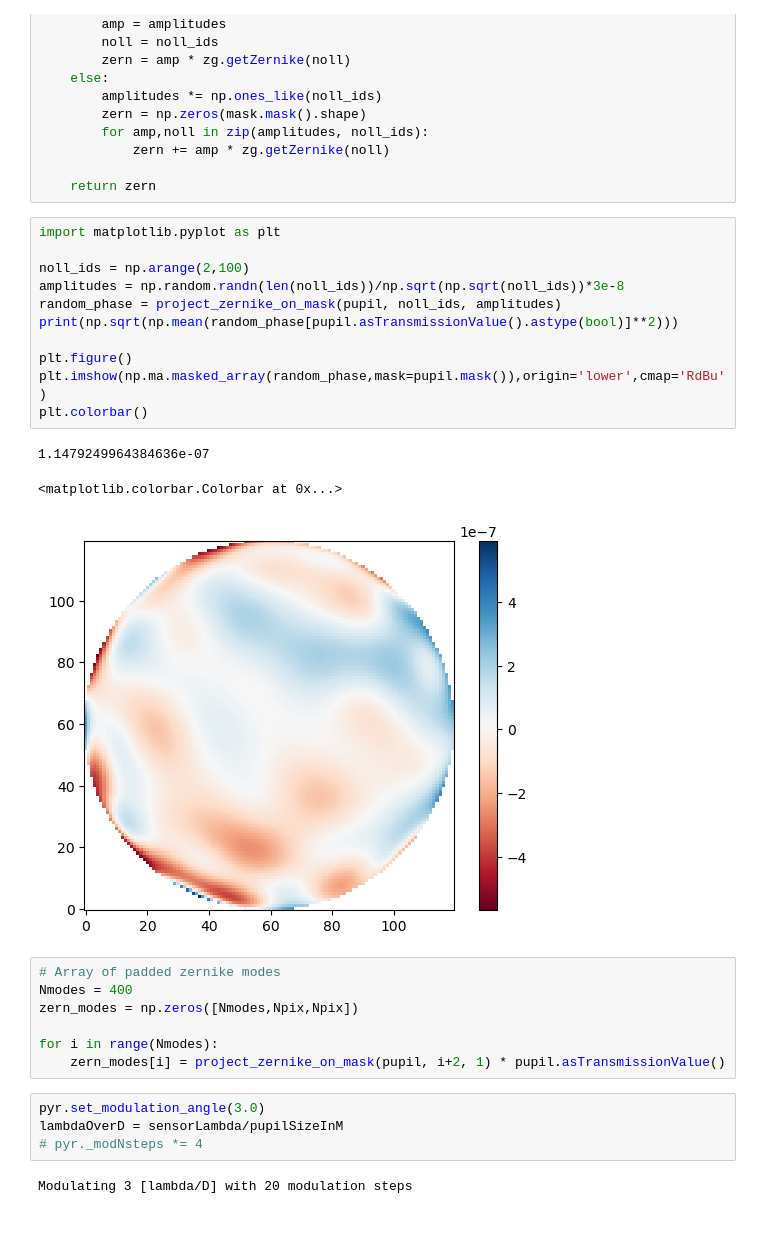
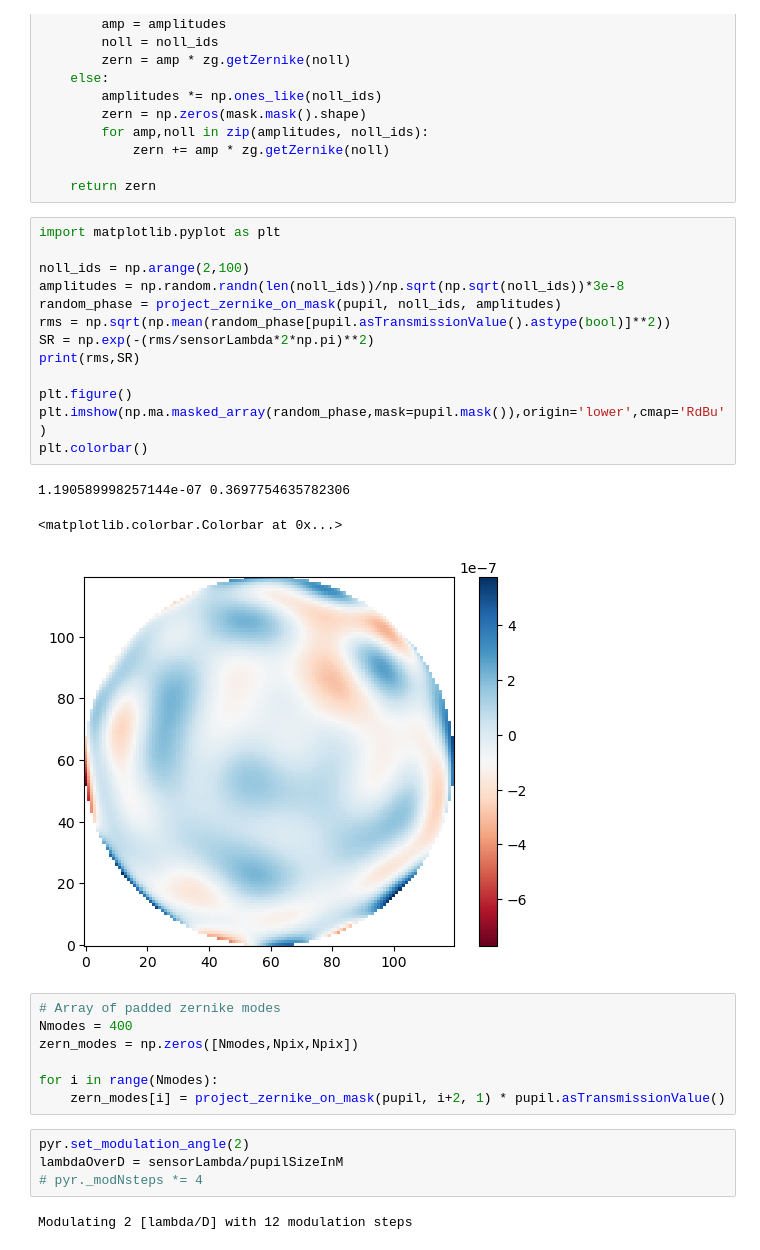
Before and after one commit to ArcetriAdaptiveOptics/ekarus, a Jupyter notebook: ekarus/notebooks/scratchFauvarque.ipynb, the cells around one changed output. Saved outputs shown, nothing was run; the diff lists cells and outputs as text.

```diff
--- a/ekarus/notebooks/scratchFauvarque.ipynb
+++ b/ekarus/notebooks/scratchFauvarque.ipynb
@@ -79,18 +79,20 @@ def project_zernike_on_mask(mask, noll_ids:tuple, amplitudes:tuple):
 # %%
 import matplotlib.pyplot as plt
 
 noll_ids = np.arange(2,100)
 amplitudes = np.random.randn(len(noll_ids))/np.sqrt(np.sqrt(noll_ids))*3e-8
 random_phase = project_zernike_on_mask(pupil, noll_ids, amplitudes)
-print(np.sqrt(np.mean(random_phase[pupil.asTransmissionValue().astype(bool)]**2)))
+rms = np.sqrt(np.mean(random_phase[pupil.asTransmissionValue().astype(bool)]**2))
+SR = np.exp(-(rms/sensorLambda*2*np.pi)**2)
+print(rms,SR)
 
 plt.figure()
 plt.imshow(np.ma.masked_array(random_phase,mask=pupil.mask()),origin='lower',cmap='RdBu')
 plt.colorbar()
 # %% [output]
-1.1479249964384636e-07
+1.190589998257144e-07 0.3697754635782306
 <matplotlib.colorbar.Colorbar at 0x...>
-[figure, old version]
+[figure, new version]
 # %%
 # Array of padded zernike modes
 Nmodes = 400
@@ -99,11 +101,11 @@ zern_modes = np.zeros([Nmodes,Npix,Npix])
 for i in range(Nmodes):
     zern_modes[i] = project_zernike_on_mask(pupil, i+2, 1) * pupil.asTransmissionValue()
 # %%
-pyr.set_modulation_angle(3.0)
+pyr.set_modulation_angle(2)
 lambdaOverD = sensorLambda/pupilSizeInM
 # pyr._modNsteps *= 4
 # %% [output]
-Modulating 3 [lambda/D] with 20 modulation steps
+Modulating 2 [lambda/D] with 12 modulation steps
 # %%
 def pad_and_fft(arr, oversampling:int=oversampling, inverse:bool=False, crop:bool=True):
     Ny, Nx = arr.shape
```
Also changed, not shown: parts of 13 cells of this notebook.
